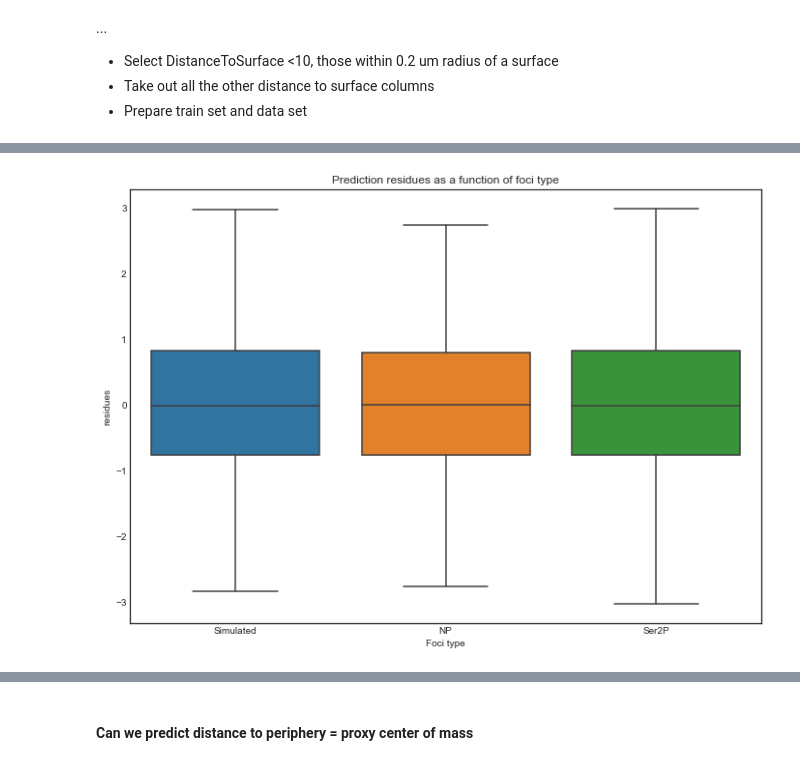
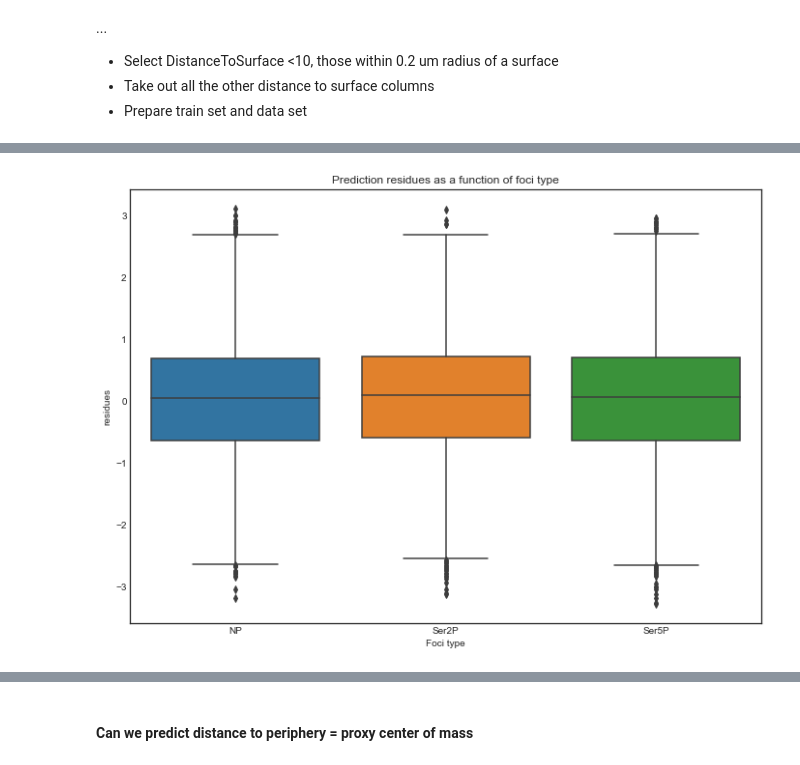
Before and after one commit to Menigedegna/Point-Pattern-Analysis, a Jupyter notebook: MachineLearningRNADistribution.ipynb, the cells around one changed output, grey strips where cells are left out. Saved outputs shown, nothing was run; the diff lists cells and outputs as text; code cells hidden in the pictures.

```diff
--- a/MachineLearningRNADistribution.ipynb
+++ b/MachineLearningRNADistribution.ipynb
@@ -252 +302,5 @@ array([0, 0, 0, ..., 5, 5, 5], dtype=int64)
+# %%
+FactorColumns=["ClusterId", "File"]
+for c in FactorColumns:
+    newdf[c] = pd.factorize(newdf[c])[0]
 # %%
@@ -272,16 +315,0 @@ Index([              u'FociType',                   u'File',
-# %%
-FactorColumns=["FociType", "File", "ClusterId"]
-for c in FactorColumns:
-    newdf[c] = pd.factorize(newdf[c])[0]
-for c in ["Sp1NumbSpot", "Sp2NumbSpot", "Sp3NumbSpot", "Nucleolus_NumbSpot", "Nucleus_NumbSpot", "Chromocenters_NumbSpot"]:
-    newdf[c] = newdf[c].fillna(0)
-for c in ["Sp1MeanDist", "Sp1MinDist", "Sp1MaxDist",
-          "Sp2MeanDist", "Sp2MinDist", "Sp2MaxDist",
-          "Sp3MeanDist", "Sp3MinDist", "Sp3MaxDist",
-          "Nucleolus_MeanDist", "Nucleolus_MinDist", "Nucleolus_MaxDist",
-          "Nucleus_MeanDist", "Nucleus_MinDist", "Nucleus_MaxDist",
-          "Chromocenters_MeanDist", "Chromocenters_MinDist", "Chromocenters_MaxDist"]:
-    newdf[c] = newdf[c].fillna(10)
-#Replace other NaN by 0
-newdf=newdf.fillna(0)
-newdf.head()
@@ -690,5 +1008,10 @@ newdf.iloc[0:5,]
 # %%
-SegmentedData = newdf.loc[newdf["Chromocenters_MinDist"]<10,]
+SegmentedData = newdf.loc[newdf["Nucleus_MinDist"]<10,]
+SelectFeatures=["IntensityCh0", "IntensityCh1", "IntensityCh2", "IntensityCh3",
+                "Sp1MinDist", "Sp2MinDist", "Sp3MinDist",
+               "Sp1NumbSpot", "Sp2NumbSpot", "Sp3NumbSpot",
+               "N1Volume", "N2Volume", "VolumeCC", "Nucleus_MinDist", "FociType", "ClusterId"]
+SegmentedData = SegmentedData[SelectFeatures]
 SimulatedData = SegmentedData.loc[newdf["FociType"]>2,]
 SegmentedData = SegmentedData.loc[newdf["FociType"]<3,]
 print(SimulatedData.shape)
@@ -699,15 +1022,10 @@ print(SegmentedData.shape)
 # %%
 labels  = SegmentedData["FociType"].values
 TrainSet,TestSet = train_test_split(SegmentedData,stratify=labels, test_size=0.3, random_state=20012017)
-features= TrainSet.drop(['File',
-                         'Nucleus_MinDist','Nucleus_MeanDist','Nucleus_MaxDist',
-                         'Nucleolus_MinDist','Nucleolus_MeanDist','Nucleolus_MaxDist',
-                         'Chromocenters_MinDist','Chromocenters_MeanDist','Chromocenters_MaxDist',
-                         "Nucleolus_NumbSpot", "Nucleus_NumbSpot", "Chromocenters_NumbSpot",
-                         'NucleolusCMDist','ClosestCCCMDist','NucleusCMDist',"MeanCCDist", "DistanceToSurface"],axis=1)
+features= TrainSet.drop(['Nucleus_MinDist'],axis=1)
 Lab     = features.columns
 features= features.values
-labels  = TrainSet["Nucleolus_MinDist"].values
+labels  = TrainSet["Nucleus_MinDist"].values
 print(TrainSet.shape)
 print(TestSet.shape)
 # %% [output]
@@ -732,19 +1050,19 @@ plt.show()
 # %%
 prediction=regr.predict(TestSet[Lab])
 # %%
-df=pd.DataFrame({"Lab":TestSet["DistanceToSurface"], "Pred":prediction})
+df=pd.DataFrame({"Lab":TestSet["Nucleus_MinDist"], "Pred":prediction})
 df["res"] = df["Lab"].subtract(df["Pred"])
 df["foci"] = newdf["FociType"]
 fig, ax = plt.subplots()
 fig.set_size_inches(11.7, 8.27)
 sns.boxplot(df["foci"], df["res"])
 plt.xlabel("Foci type")
 ax.set_xticklabels(["NP", "Ser2P", "Ser5P"])
 plt.ylabel("residues")
 plt.title("Prediction residues as a function of foci type")
 plt.show()
 # %% [output]
-[figure, old version]
+[figure, new version]
 # %%
 
 sns.lmplot("Lab","Pred",data=df, hue="foci")
```
Also changed, not shown: parts of 98 cells of this notebook.
